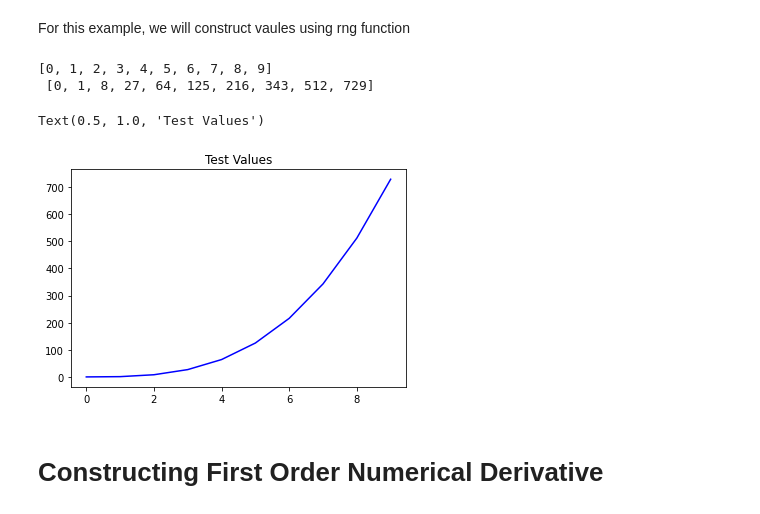
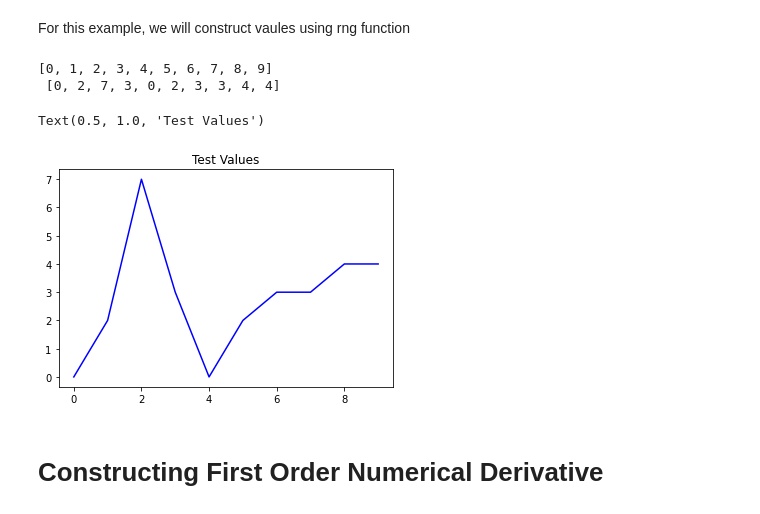
Before and after one commit to ddot-bit/Monte-Carlo-Integration, a Jupyter notebook: Numerical Derivative.ipynb, the cells around one changed output. Drawn from its saved outputs; the diff is of its cells as text; code cells hidden in the pictures.

```diff
--- a/Numerical Derivative.ipynb
+++ b/Numerical Derivative.ipynb
@@ -26,17 +26,17 @@ x = 4.3 # Extrapolation Value
 # %%
 for i in range(10):
     indep_var.append(i)
-    poly.append(i*i*i) #rand.randrange(10))
+    poly.append(rand.randrange(10))
 
 print(indep_var, "\n", poly)
 
 plt.plot(indep_var,poly, 'b')
 plt.title('Test Values')
 # %% [output]
 [0, 1, 2, 3, 4, 5, 6, 7, 8, 9]
- [0, 1, 8, 27, 64, 125, 216, 343, 512, 729]
+ [0, 2, 7, 3, 0, 2, 3, 3, 4, 4]
 Text(0.5, 1.0, 'Test Values')
-[figure, old version]
+[figure, new version]
 # %% [markdown]
 # Constructing First Order Numerical Derivative
 # %% [markdown]
```
Also changed, not shown: parts of 5 cells of this notebook.
